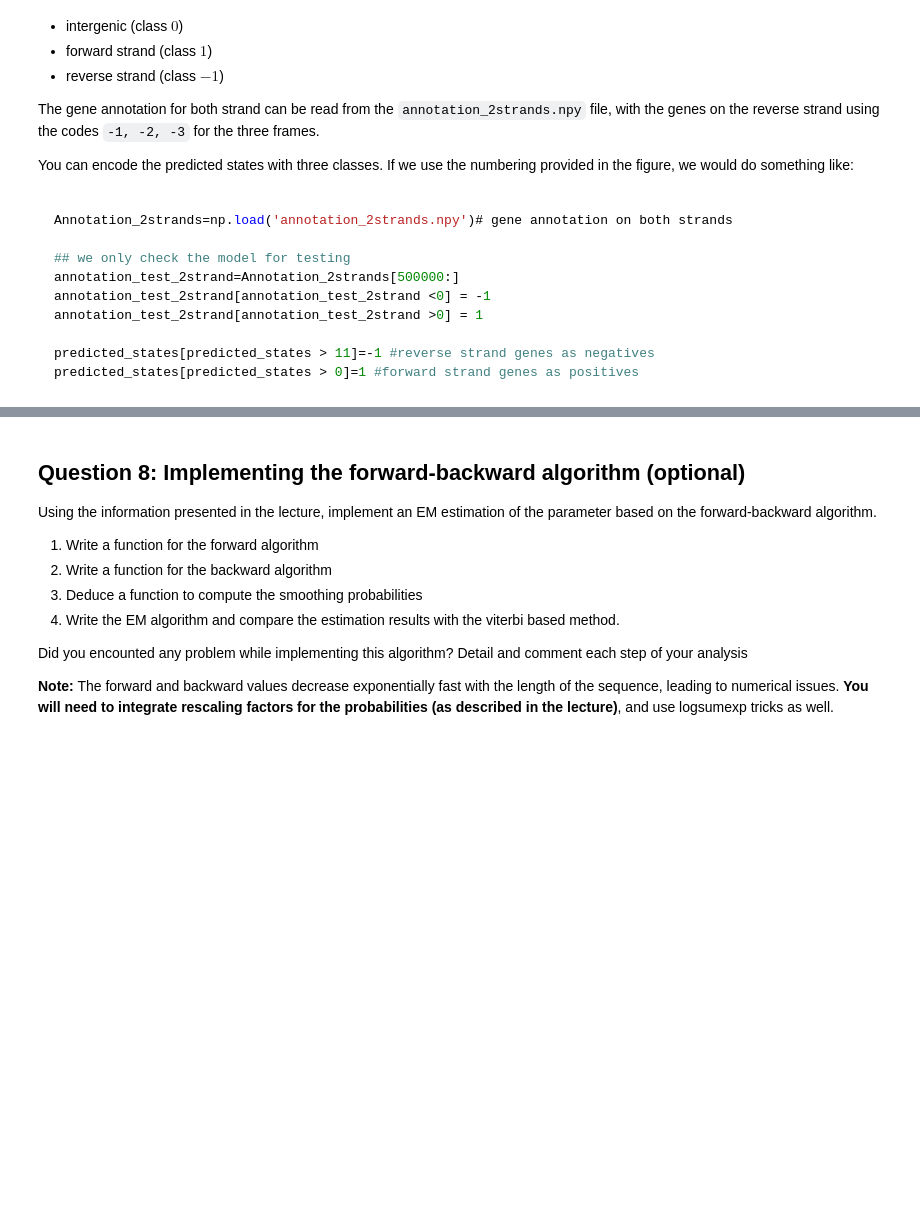
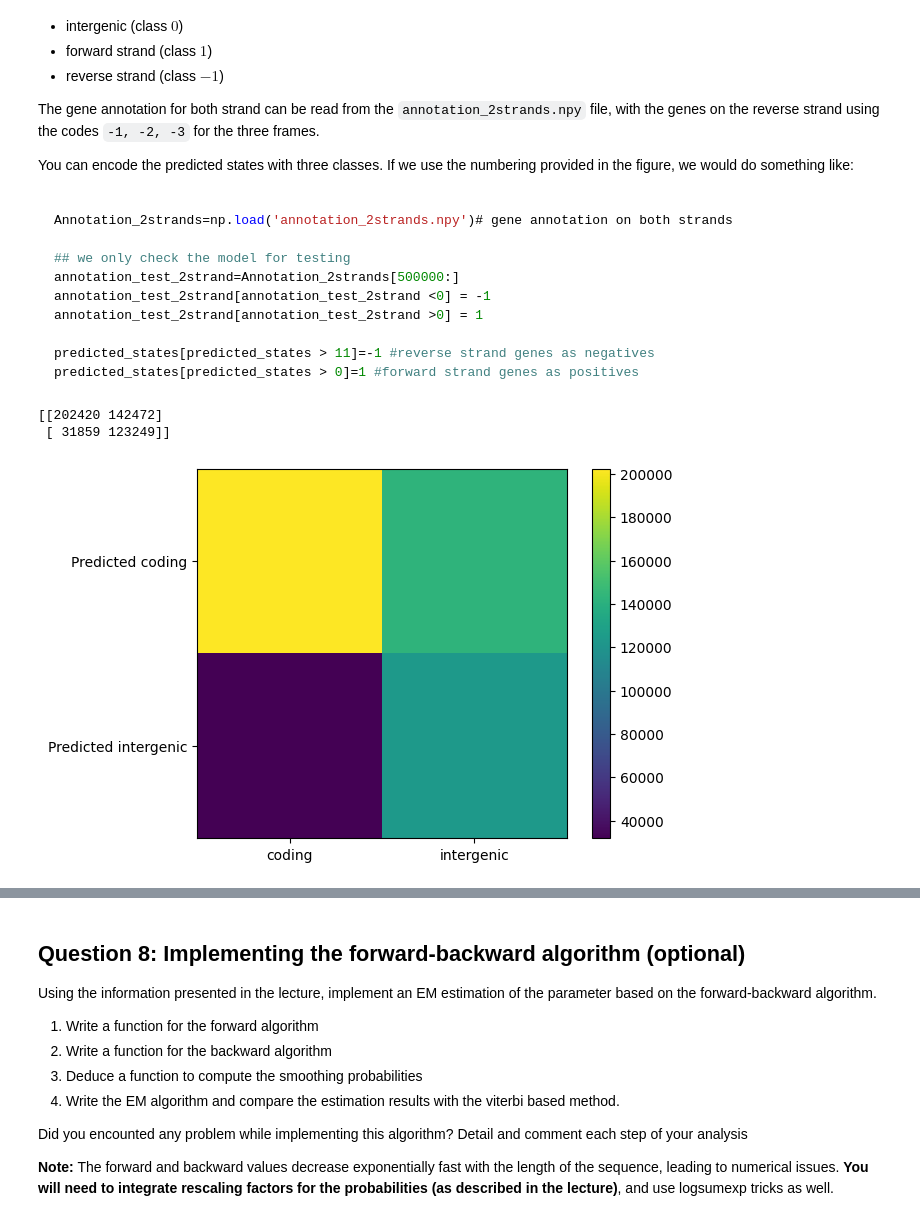
Before and after one commit to Jynns/AppliedPML_GroupA, a Jupyter notebook: assignement-geneprediction/HMM_Gene_prediction.ipynb, the cells around one changed output, grey strips where cells are left out. Drawn from its saved outputs; the diff is of its cells as text; code cells hidden in the pictures; blank space fills up the shorter version.

```diff
--- a/assignement-geneprediction/HMM_Gene_prediction.ipynb
+++ b/assignement-geneprediction/HMM_Gene_prediction.ipynb
@@ -724,3 +738,28 @@ annotation_test_2strand[annotation_test_2strand >0] = 1
 
 predicted_states3[predicted_states3 > 11]=-1 #reverse strand genes as negatives
 predicted_states3[predicted_states3 > 0]=1 #forward strand genes as positives
+# %%
+reduced_annotation_test = annotation_test_2strand.copy()
+reduced_annotation_test[reduced_annotation_test == -1] = 0
+reduced_predicted_states3 = predicted_states3.copy()
+reduced_predicted_states3[reduced_predicted_states3 == -1] = 0
+
+mat_conf=create_confusion_matrix(reduced_annotation_test, reduced_predicted_states3)
+plt.imshow(mat_conf)
+plt.colorbar()
+ax = plt.gca()
+
+# Major ticks
+ax.set_xticks(np.arange(0, 2, 1))
+ax.set_yticks(np.arange(0, 2, 1))
+
+# Labels for major ticks
+ax.set_xticklabels(['coding','intergenic'])
+ax.set_yticklabels(['Predicted coding','Predicted intergenic'])
+
+print(mat_conf)
+plt.show()
+# %% [output]
+[[202420 142472]
+ [ 31859 123249]]
+[figure, added]
```
Also changed, not shown: parts of 18 cells of this notebook.
